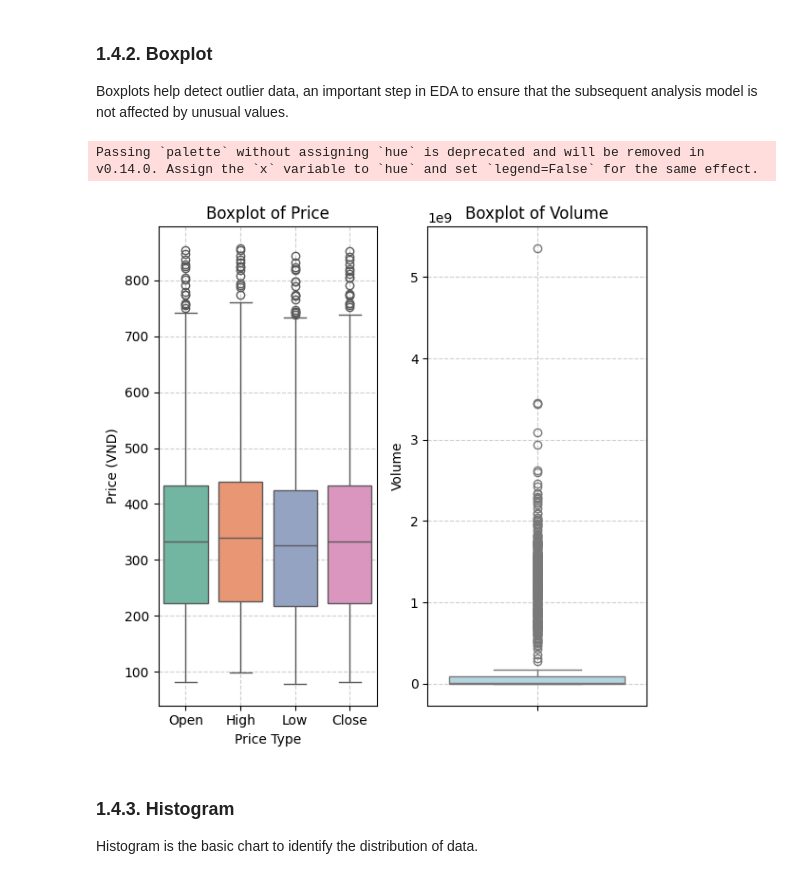
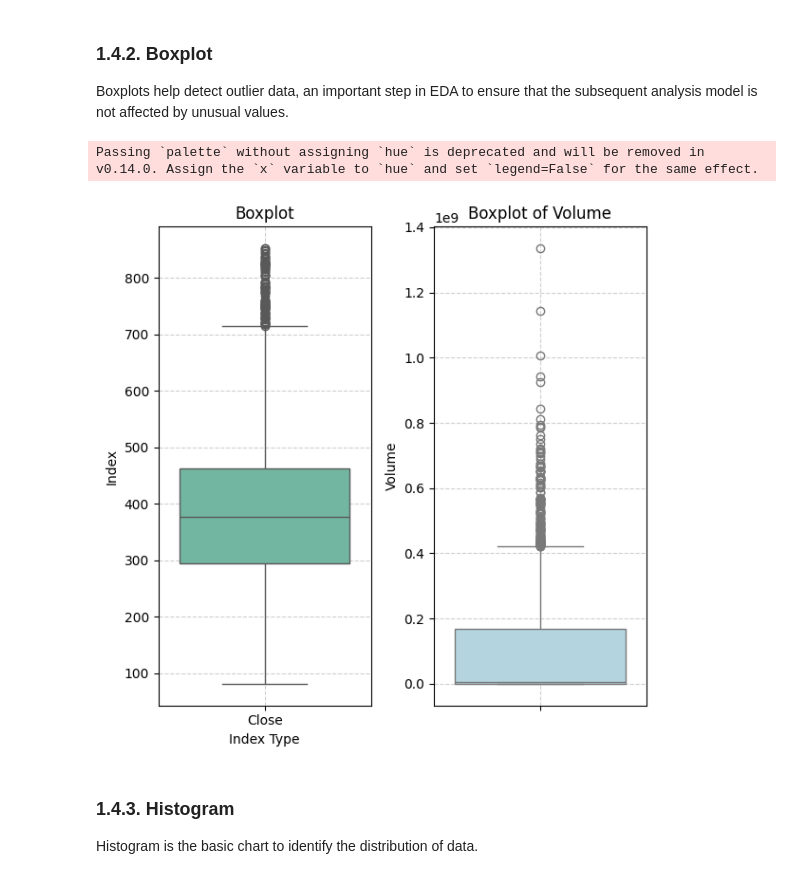
Before and after one commit to VictorNguyenLPN/sp500-dav, a Jupyter notebook: notebook_qhuy.ipynb, the cells around one changed output. Cells and saved outputs as stored; diff of their text form; code cells hidden in the pictures.

```diff
--- a/notebook_qhuy.ipynb
+++ b/notebook_qhuy.ipynb
@@ -40,14 +41,17 @@ FIG_DIR = "fig"
 # %% [markdown]
 ## 0.2. Data Loading
 # %%
-data = yfinance.download(
+raw_data = yf.download(
     tickers = "^SP500-40",
     start = "1900-01-01",
     end = "2025-01-01",
-    interval = "1wk"
+    interval = "1D",
+    progress=False,
+    auto_adjust=True
 )
-data.columns = data.columns.get_level_values(0)
-data = data[['Open', 'High', 'Low', 'Close', 'Volume']]
-data.reset_index(inplace=True)
-data.columns.name = None
-data['Date'] = pd.to_datetime(data['Date'])
+
+raw_data.columns = raw_data.columns.get_level_values(0)
+raw_data = raw_data[['Open', 'High', 'Low', 'Close', 'Volume']]
+raw_data.reset_index(inplace=True)
+raw_data.columns.name = None
+raw_data['Date'] = pd.to_datetime(raw_data['Date'])
@@ -110,3 +199,8 @@ duplicate_count = data.duplicated().sum()
 print(f"Duplicate rows: {duplicate_count}")
 # %% [output]
 Duplicate rows: 0
+# %%
+first_valid_index = aug_data.dropna().index.min()
+cropped_data = aug_data.loc[first_valid_index:].reset_index(drop=True)
+# cropped_data.drop(columns=['Open', 'High', 'Low'], inplace=True)
+print("\nNew shape:", cropped_data.shape)
@@ -113,6 +209,8 @@ Duplicate rows: 0
 # %% [markdown]
 ## 1.3. Statistical Analysis
 # %%
+data = cropped_data.copy()
+
 def statistical_analysis(df: pd.DataFrame) -> dict:
     result = {
         "mean": df.mean(),
@@ -129,7 +227,7 @@ def statistical_analysis(df: pd.DataFrame) -> dict:
 
 stats_summary = pd.DataFrame({
     col: statistical_analysis(data[col])
-    for col in data.select_dtypes(include='number').columns
+    for col in data.select_dtypes(include=['number']).columns
 })
-print(stats_summary)
+stats_summary
 # %% [output]
@@ -189,36 +301,36 @@ fig.show()
 
 Boxplots help detect outlier data, an important step in EDA to ensure that the subsequent analysis model is not affected by unusual values.
 # %%
-cols = ["Open", "High", "Low", "Close"]
+cols = ["Close"]
 
-data_melted = data.melt(value_vars=cols, var_name="Price Type", value_name="Price")
+data_melted = data.melt(value_vars=cols, var_name="Index Type", value_name="Index")
 fig, axes = plt.subplots(1, 2, figsize=(6, 6))
 
 sns.boxplot(
-    x="Price Type", y="Price", data=data_melted,
+    x="Index Type", y="Index", data=data_melted,
     ax=axes[0], palette="Set2", order=cols
 )
-axes[0].set_title("Boxplot of Price")
-axes[0].set_ylabel("Price (VND)")
+axes[0].set_title("Boxplot")
+axes[0].set_ylabel("Index")
 axes[0].grid(True, linestyle="--", alpha=0.6)
 
 sns.boxplot(
     y=data["Volume"], color="lightblue", ax=axes[1]
 )
 axes[1].set_title("Boxplot of Volume")
 axes[1].set_xlabel("")
 axes[1].set_ylabel("Volume")
 axes[1].grid(True, linestyle="--", alpha=0.6)
 
 plt.tight_layout()
 
 box_path = os.path.join(FIG_DIR, "boxplot.png")
 plt.savefig(box_path, dpi=150)
 plt.show()
 plt.close()
 # %% [output]
 Passing `palette` without assigning `hue` is deprecated and will be removed in v0.14.0. Assign the `x` variable to `hue` and set `legend=False` for the same effect.
-[figure, old version]
+[figure, new version]
 # %% [markdown]
 ### 1.4.3. Histogram
 
```
Also changed, not shown: parts of 21 cells of this notebook, 8 other files.
